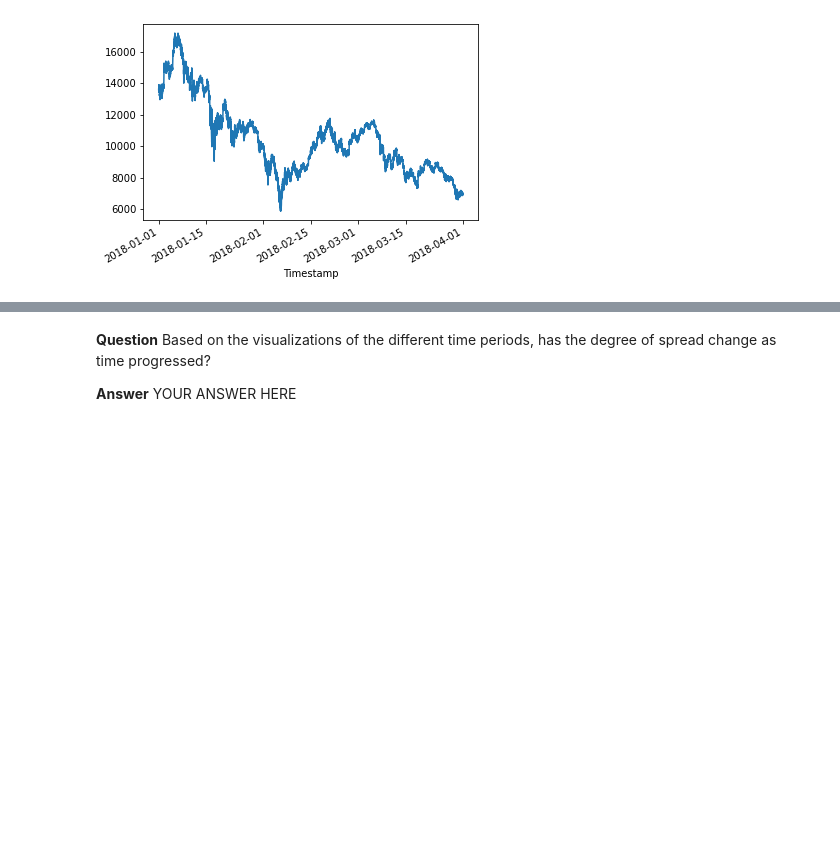
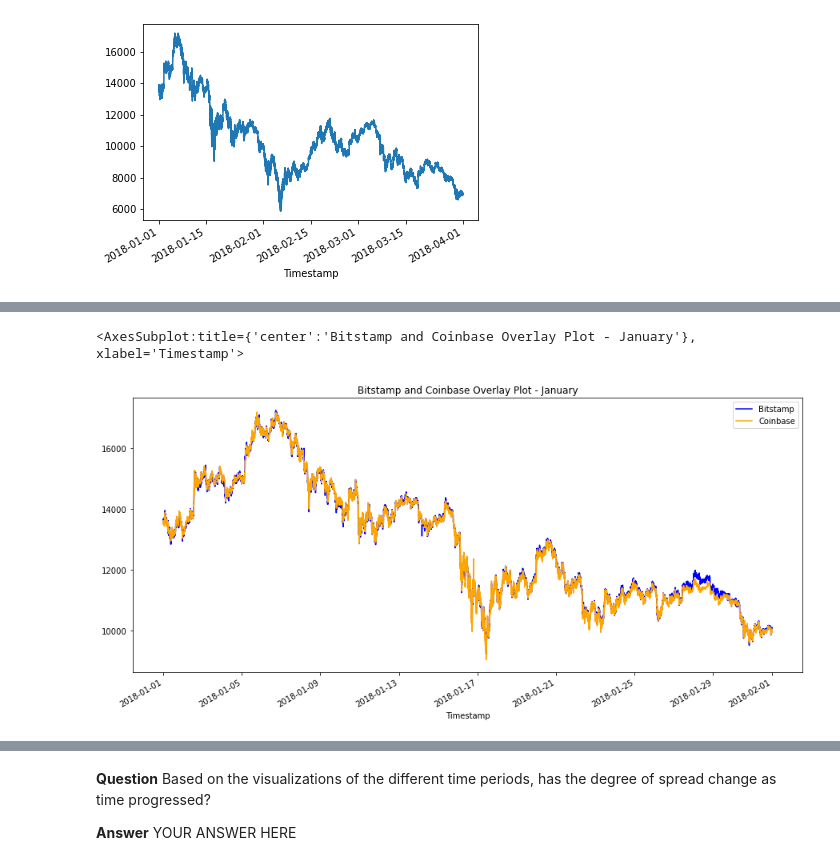
Before and after one commit to stipptracie/Module3_Challenge_Bitcoin, a Jupyter notebook: crypto_arbitrage.ipynb, the cells around one changed output, grey strips where cells are left out. Drawn from its saved outputs; the diff is of its cells as text; code cells hidden in the pictures; blank space fills up the shorter version.

```diff
--- a/crypto_arbitrage.ipynb
+++ b/crypto_arbitrage.ipynb
@@ -274,8 +279,15 @@ coinbase_sliced.plot()
 # %%
 # Using the loc and plot functions, create an overlay plot that visualizes
 # the price action of both DataFrames for a one month period early in the dataset
 # Be sure to include the parameters: legend, figure size, title, and color and label
 # YOUR CODE HERE
+bitstamp_january = bitstamp_sliced.loc['2018-1-1 00:00:00':'2018-01-31 23:59:00']
+coinbase_january = coinbase_sliced.loc['2018-1-1 00:00:00':'2018-01-31 23:59:00']
+bitstamp_january.plot(legend=True, figsize=(15, 7), title="Bitstamp and Coinbase Overlay Plot - January", color="blue", label="Bitstamp")
+coinbase_january.plot(legend=True, figsize=(15, 7), color="orange", label="Coinbase")
+# %% [output]
+<AxesSubplot:title={'center':'Bitstamp and Coinbase Overlay Plot - January'}, xlabel='Timestamp'>
+[figure, added]
 # %%
 # Using the loc and plot functions, create an overlay plot that visualizes
 # the price action of both DataFrames for a one month period later in the dataset
```
Also changed, not shown: parts of 12 cells of this notebook.
